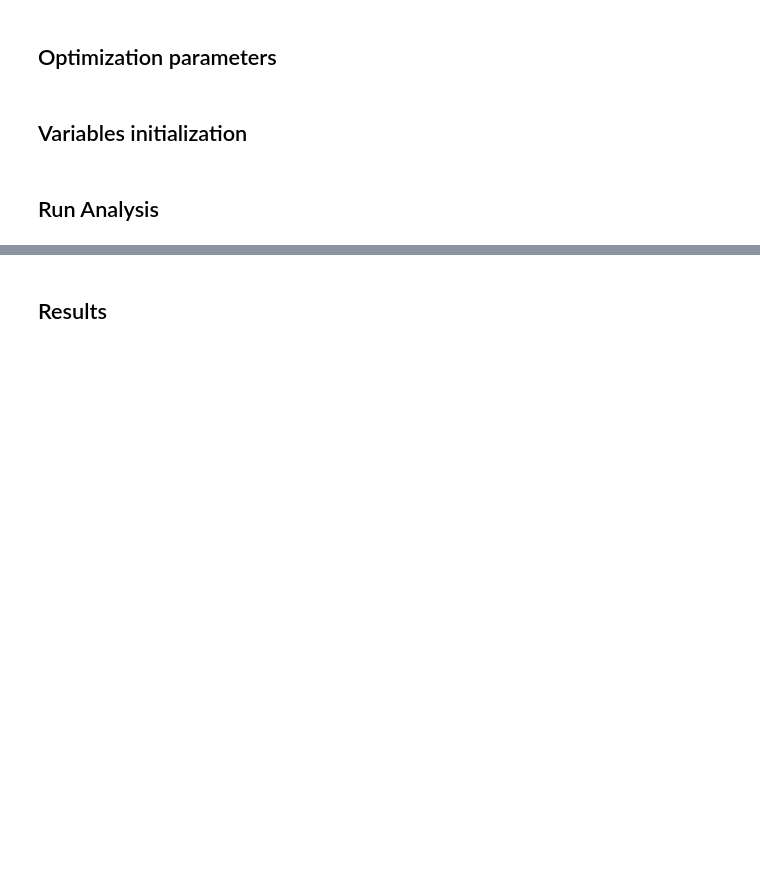
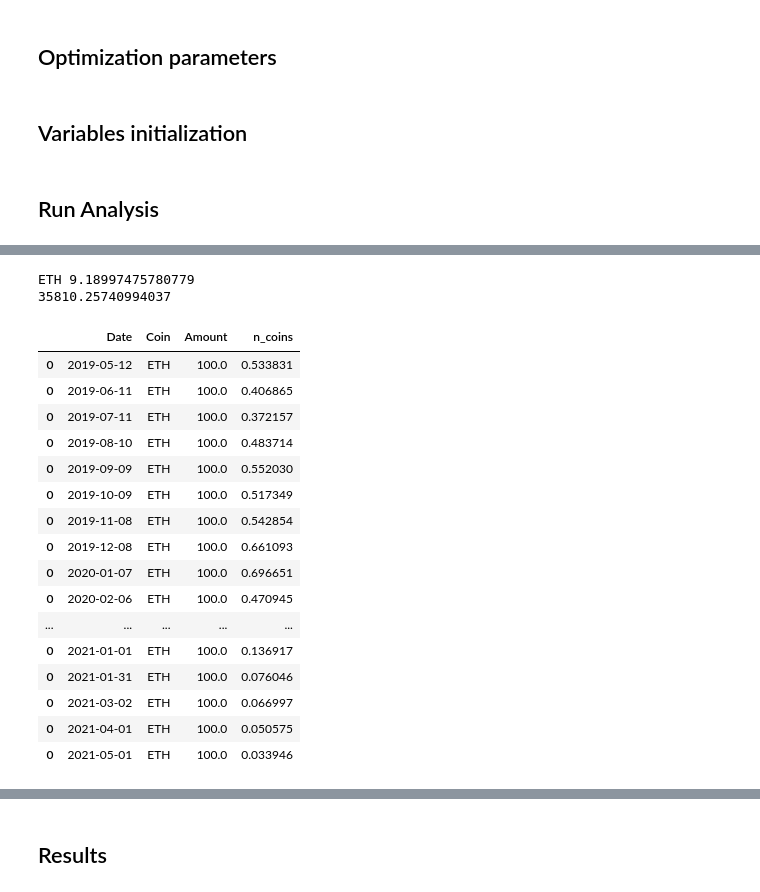
Before and after one commit to pickledim/Crypto_Portfolio_Optimization, a Jupyter notebook: Crypto_Portfolio/Parameters_Optimization.ipynb, the cells around one changed output, grey strips where cells are left out. Saved outputs shown, nothing was run; the diff lists cells and outputs as text; code cells hidden in the pictures; blank space fills up the shorter version.

```diff
--- a/Crypto_Portfolio/Parameters_Optimization.ipynb
+++ b/Crypto_Portfolio/Parameters_Optimization.ipynb
@@ -196,7 +232,28 @@ Invest 100.0
 # %%
 app_wrapper.check_coins(best_portf_2)
 print(maxpl2)
 optimized_variables["2_coins"]
+app_wrapper.get_df_from_dict(best_portf_2)
+# %% [output]
+ETH 9.18997475780779
+35810.25740994037
+|  | Date | Coin | Amount | n_coins |
+| 0 | 2019-05-12 | ETH | 100.0 | 0.533831 |
+| 0 | 2019-06-11 | ETH | 100.0 | 0.406865 |
+| 0 | 2019-07-11 | ETH | 100.0 | 0.372157 |
+| 0 | 2019-08-10 | ETH | 100.0 | 0.483714 |
+| 0 | 2019-09-09 | ETH | 100.0 | 0.552030 |
+| 0 | 2019-10-09 | ETH | 100.0 | 0.517349 |
+| 0 | 2019-11-08 | ETH | 100.0 | 0.542854 |
+| 0 | 2019-12-08 | ETH | 100.0 | 0.661093 |
+| 0 | 2020-01-07 | ETH | 100.0 | 0.696651 |
+| 0 | 2020-02-06 | ETH | 100.0 | 0.470945 |
+| ... | ... | ... | ... | ... |
+| 0 | 2021-01-01 | ETH | 100.0 | 0.136917 |
+| 0 | 2021-01-31 | ETH | 100.0 | 0.076046 |
+| 0 | 2021-03-02 | ETH | 100.0 | 0.066997 |
+| 0 | 2021-04-01 | ETH | 100.0 | 0.050575 |
+| 0 | 2021-05-01 | ETH | 100.0 | 0.033946 |
 # %%
 app_wrapper.check_coins(best_portf_10)
 print(maxpl10)
```
Also changed, not shown: parts of 10 cells of this notebook, 5 other files.
